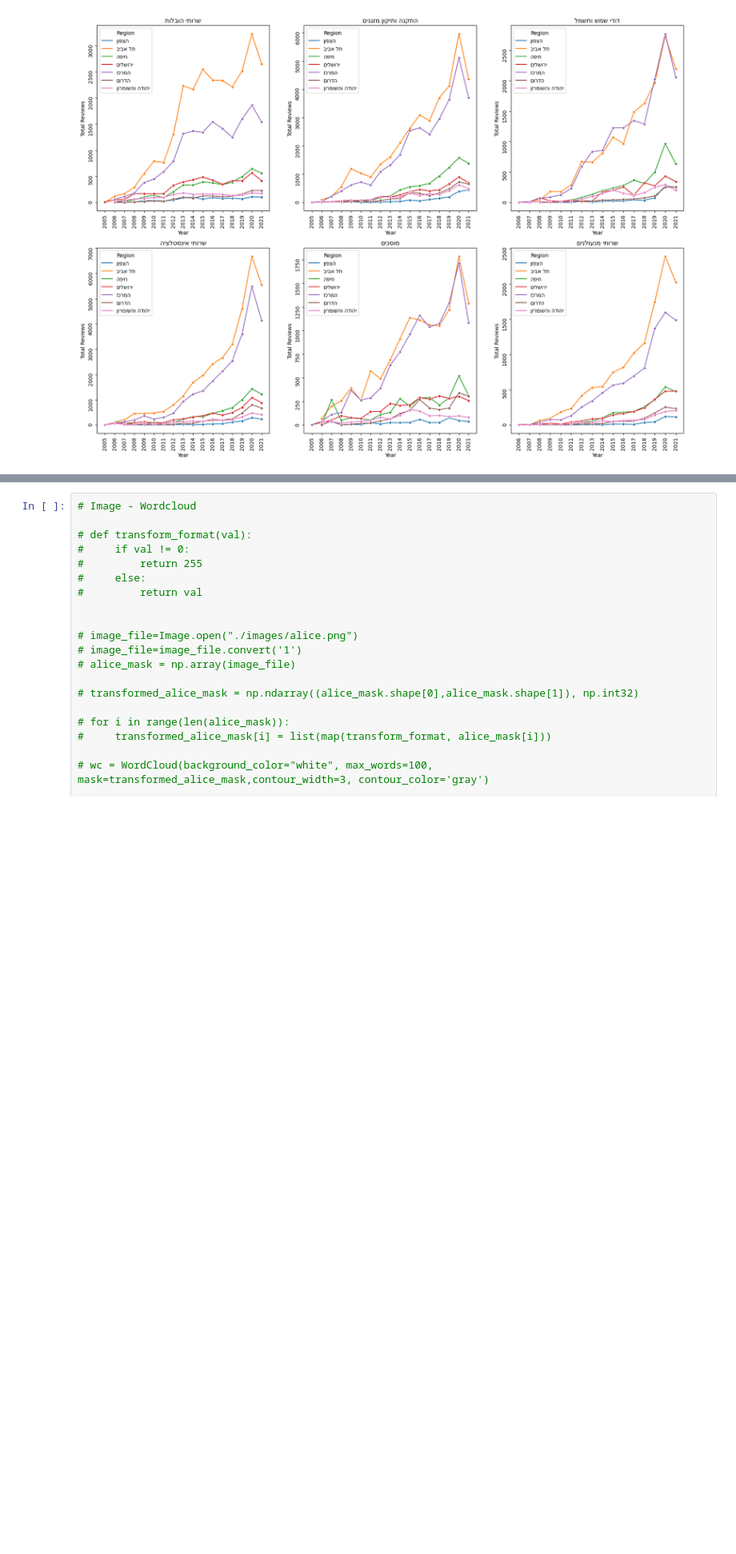
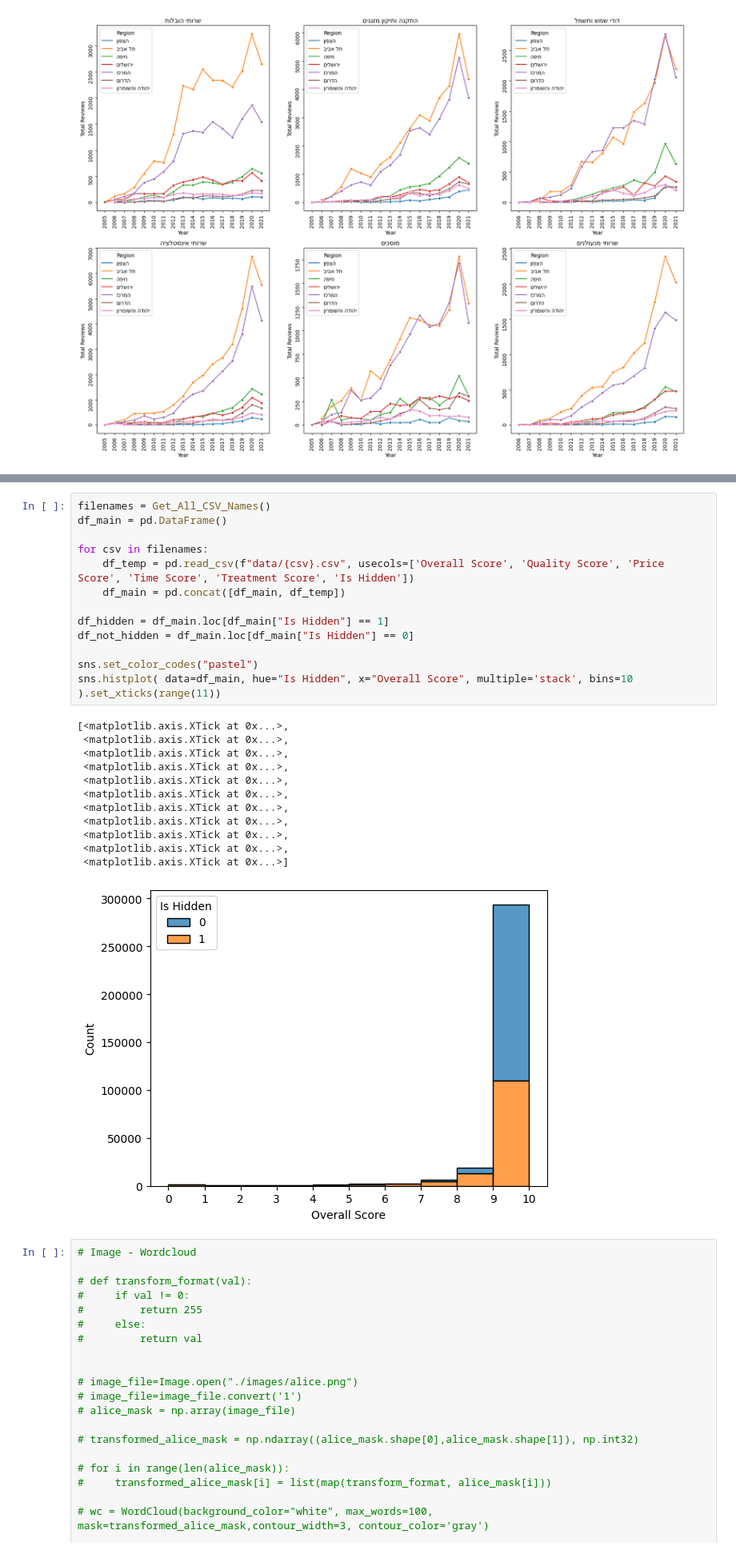
Before and after one commit to Omer-5/midrag, a Jupyter notebook: EDA.ipynb, the cells around one changed output, grey strips where cells are left out. Shown at 80% size. Saved outputs shown, nothing was run; the diff lists cells and outputs as text; blank space fills up the shorter version.

```diff
--- a/EDA.ipynb
+++ b/EDA.ipynb
@@ -188,3 +154,29 @@ for txt in txt_list:
+# %%
+filenames = Get_All_CSV_Names()
+df_main = pd.DataFrame()
+
+for csv in filenames:
+    df_temp = pd.read_csv(f"data/{csv}.csv", usecols=['Overall Score', 'Quality Score', 'Price Score', 'Time Score', 'Treatment Score', 'Is Hidden'])
+    df_main = pd.concat([df_main, df_temp])
+
+df_hidden = df_main.loc[df_main["Is Hidden"] == 1]
+df_not_hidden = df_main.loc[df_main["Is Hidden"] == 0]
+
+sns.set_color_codes("pastel")
+sns.histplot( data=df_main, hue="Is Hidden", x="Overall Score", multiple='stack', bins=10 ).set_xticks(range(11))
+# %% [output]
+[<matplotlib.axis.XTick at 0x...>,
+ <matplotlib.axis.XTick at 0x...>,
+ <matplotlib.axis.XTick at 0x...>,
+ <matplotlib.axis.XTick at 0x...>,
+ <matplotlib.axis.XTick at 0x...>,
+ <matplotlib.axis.XTick at 0x...>,
+ <matplotlib.axis.XTick at 0x...>,
+ <matplotlib.axis.XTick at 0x...>,
+ <matplotlib.axis.XTick at 0x...>,
+ <matplotlib.axis.XTick at 0x...>,
+ <matplotlib.axis.XTick at 0x...>]
+[figure, added]
 # %%
 # Image - Wordcloud
 
```
Also changed, not shown: parts of 1 cell of this notebook, 1 other file.
